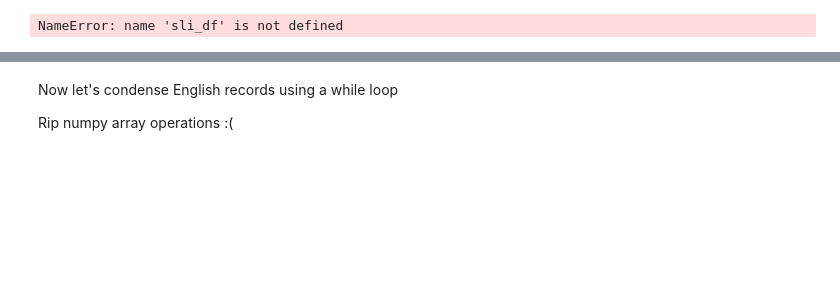
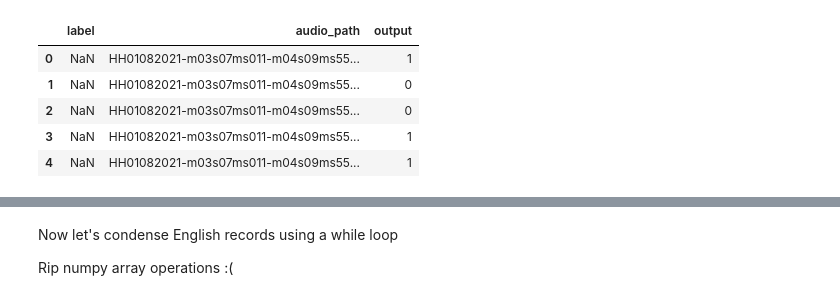
Before and after one commit to markjosims/malachor5, a Jupyter notebook: notebooks/en_tic_snippets.ipynb, the cells around one changed output, grey strips where cells are left out. Cells and saved outputs as stored; diff of their text form; code cells hidden in the pictures; blank space fills up the shorter version.

```diff
--- a/notebooks/en_tic_snippets.ipynb
+++ b/notebooks/en_tic_snippets.ipynb
@@ -11,4 +18,9 @@ FileNotFoundError: [Errno 2] No such file or directory: '/Users/markjos/projects
 # %%
-sli_df.columns
+sli_df.head()
 # %% [output]
-NameError: name 'sli_df' is not defined
+|  | label | audio_path | output |
+| 0 | NaN | HH01082021-m03s07ms011-m04s09ms55... | 1 |
+| 1 | NaN | HH01082021-m03s07ms011-m04s09ms55... | 0 |
+| 2 | NaN | HH01082021-m03s07ms011-m04s09ms55... | 0 |
+| 3 | NaN | HH01082021-m03s07ms011-m04s09ms55... | 1 |
+| 4 | NaN | HH01082021-m03s07ms011-m04s09ms55... | 1 |
```
Also changed, not shown: parts of 30 cells of this notebook.
